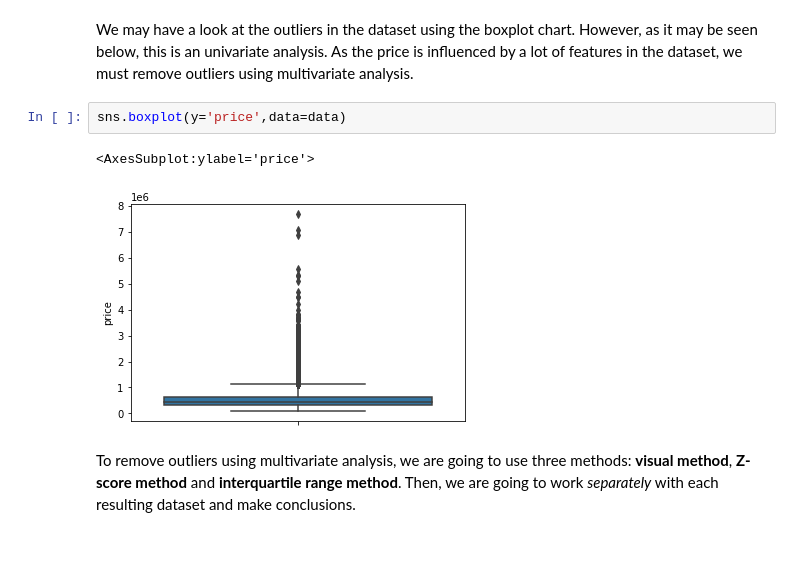
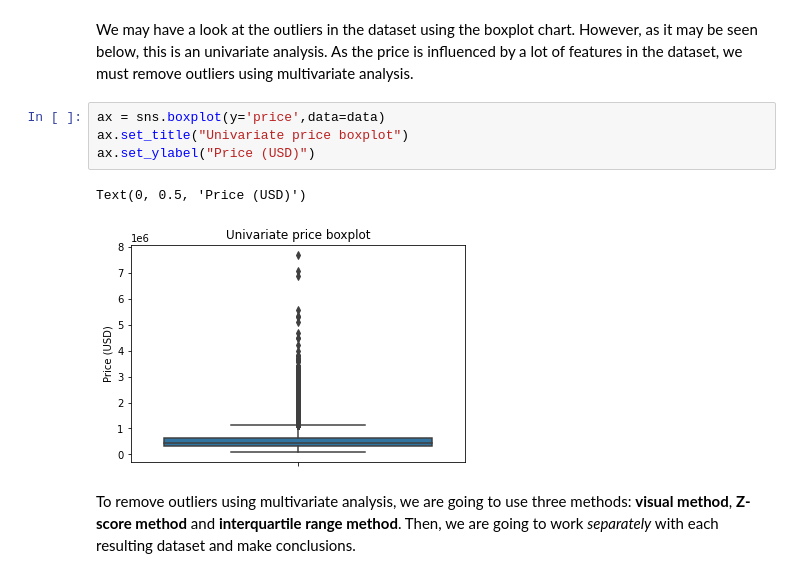
Before and after one commit to lucasquemelli/House_Rocket, a Jupyter notebook: house_rocket_insight.ipynb, the cells around one changed output. Saved outputs shown, nothing was run; the diff lists cells and outputs as text; blank space fills up the shorter version.

```diff
--- a/house_rocket_insight.ipynb
+++ b/house_rocket_insight.ipynb
@@ -192,10 +192,12 @@ data['date'] =  pd.to_datetime(data['date'])
 # %% [markdown]
 We may have a look at the outliers in the dataset using the boxplot chart. However, as it may be seen below, this is an univariate analysis. As the price is influenced by a lot of features in the dataset, we must remove outliers using multivariate analysis.
 # %%
-sns.boxplot(y='price',data=data)
+ax = sns.boxplot(y='price',data=data)
+ax.set_title("Univariate price boxplot")
+ax.set_ylabel("Price (USD)")
 # %% [output]
-<AxesSubplot:ylabel='price'>
+Text(0, 0.5, 'Price (USD)')
-[figure, old version]
+[figure, new version]
 # %% [markdown]
 To remove outliers using multivariate analysis, we are going to use three methods: **visual method**, **Z-score method** and **interquartile range method**. Then, we are going to work *separately* with each resulting dataset and make conclusions.
 # %% [markdown]
```
Also changed, not shown: parts of 4 cells of this notebook.
